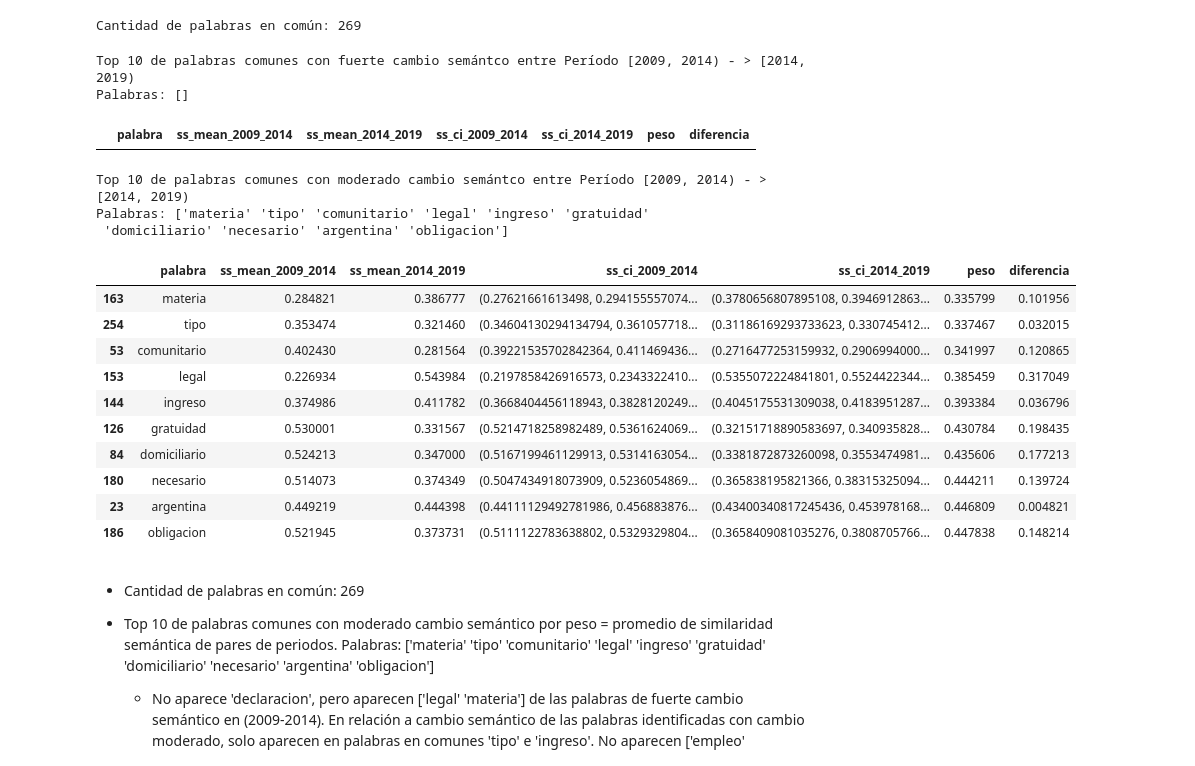
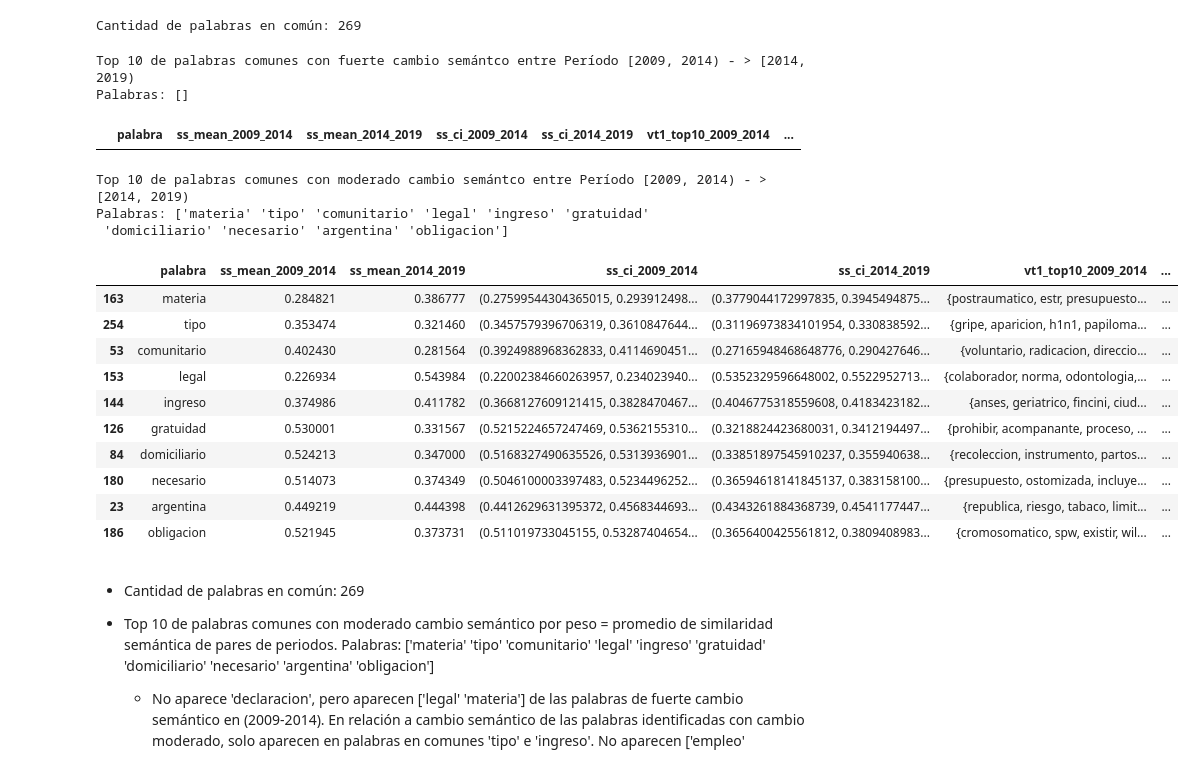
Before and after one commit to AmaliaGuaymasCanavire/iamas_iniciativasleg_salud, a Jupyter notebook: src/notebooks/5.2.contexto_cambio_semantico.ipynb, the cells around one changed output. Drawn from its saved outputs; the diff is of its cells as text; code cells hidden in the pictures.

```diff
--- a/src/notebooks/5.2.contexto_cambio_semantico.ipynb
+++ b/src/notebooks/5.2.contexto_cambio_semantico.ipynb
@@ -261,44 +240,46 @@ Cantidad de palabras en común: 269
 # %%
 # Período (2009, 2014)
 df = topn_periodo[(2009, 2014)]
 df = df[df['palabra'].isin(palabra_comun)]
-df = df[['palabra','similaridad_semantica_mean','similaridad_semantica_confidence_intervals']]
-df.columns = ['palabra','ss_mean_2009_2014','ss_ci_2009_2014']
+df = df[['palabra','similaridad_semantica_mean','similaridad_semantica_confidence_intervals','vt1_top10','vt2_top10']]
+df.columns = ['palabra','ss_mean_2009_2014','ss_ci_2009_2014','vt1_top10_2009_2014','vt2_top10_2009_2014']
+
 # Período (2014, 2019)
 df2 = topn_periodo[(2014, 2019)]
 df2 = df2[df2['palabra'].isin(palabra_comun)]
-df2 = df2[['palabra','similaridad_semantica_mean','similaridad_semantica_confidence_intervals']]
-df2.columns = ['palabra','ss_mean_2014_2019','ss_ci_2014_2019']
+df2 = df2[['palabra','similaridad_semantica_mean','similaridad_semantica_confidence_intervals','vt1_top10','vt2_top10']]
+df2.columns = ['palabra','ss_mean_2014_2019','ss_ci_2014_2019','vt1_top10_2014_2019','vt2_top10_2014_2019']
+
 # Unión
 df = df.merge(df2, how='inner', on='palabra')
-df = df[['palabra', 'ss_mean_2009_2014', 'ss_mean_2014_2019', 'ss_ci_2009_2014','ss_ci_2014_2019']]
+df = df[['palabra', 'ss_mean_2009_2014', 'ss_mean_2014_2019', 'ss_ci_2009_2014','ss_ci_2014_2019','vt1_top10_2009_2014','vt2_top10_2009_2014', 'vt1_top10_2014_2019','vt2_top10_2014_2019']]
 df['peso'] = (df['ss_mean_2009_2014'] + df['ss_mean_2014_2019'] )/2
 df['diferencia'] = abs(df['ss_mean_2009_2014'] - df['ss_mean_2014_2019'] )
 
 print("Top 10 de palabras comunes con fuerte cambio semántco entre Período [2009, 2014) - > [2014, 2019)  ")
 print("Palabras:",df[df['peso']<=0.3].sort_values('peso').head(10)['palabra'].unique() )
 display(df[df['peso']<=0.3].sort_values('peso').head(10))
 print("Top 10 de palabras comunes con moderado cambio semántco entre Período [2009, 2014) - > [2014, 2019)  ")
 print("Palabras:",df[(df['peso']>0.3) & (df['peso']<=0.5)].sort_values('peso').head(10)['palabra'].unique() )
 display(df[(df['peso']>0.3) & (df['peso']<=0.5)].sort_values(['peso','diferencia']).head(10))
 # %% [output]
 Top 10 de palabras comunes con fuerte cambio semántco entre Período [2009, 2014) - > [2014, 2019)
 Palabras: []
-|  | palabra | ss_mean_2009_2014 | ss_mean_2014_2019 | ss_ci_2009_2014 | ss_ci_2014_2019 | peso | diferencia |
+|  | palabra | ss_mean_2009_2014 | ss_mean_2014_2019 | ss_ci_2009_2014 | ss_ci_2014_2019 | vt1_top10_2009_2014 | ... |
 Top 10 de palabras comunes con moderado cambio semántco entre Período [2009, 2014) - > [2014, 2019)
 Palabras: ['materia' 'tipo' 'comunitario' 'legal' 'ingreso' 'gratuidad'
  'domiciliario' 'necesario' 'argentina' 'obligacion']
-|  | palabra | ss_mean_2009_2014 | ss_mean_2014_2019 | ss_ci_2009_2014 | ss_ci_2014_2019 | peso | diferencia |
-| 163 | materia | 0.284821 | 0.386777 | (0.27621661613498, 0.294155557074... | (0.3780656807895108, 0.3946912863... | 0.335799 | 0.101956 |
-| 254 | tipo | 0.353474 | 0.321460 | (0.34604130294134794, 0.361057718... | (0.31186169293733623, 0.330745412... | 0.337467 | 0.032015 |
-| 53 | comunitario | 0.402430 | 0.281564 | (0.39221535702842364, 0.411469436... | (0.2716477253159932, 0.2906994000... | 0.341997 | 0.120865 |
-| 153 | legal | 0.226934 | 0.543984 | (0.2197858426916573, 0.2343322410... | (0.5355072224841801, 0.5524422344... | 0.385459 | 0.317049 |
-| 144 | ingreso | 0.374986 | 0.411782 | (0.3668404456118943, 0.3828120249... | (0.4045175531309038, 0.4183951287... | 0.393384 | 0.036796 |
-| 126 | gratuidad | 0.530001 | 0.331567 | (0.5214718258982489, 0.5361624069... | (0.32151718890583697, 0.340935828... | 0.430784 | 0.198435 |
-| 84 | domiciliario | 0.524213 | 0.347000 | (0.5167199461129913, 0.5314163054... | (0.3381872873260098, 0.3553474981... | 0.435606 | 0.177213 |
-| 180 | necesario | 0.514073 | 0.374349 | (0.5047434918073909, 0.5236054869... | (0.365838195821366, 0.38315325094... | 0.444211 | 0.139724 |
-| 23 | argentina | 0.449219 | 0.444398 | (0.44111129492781986, 0.456883876... | (0.43400340817245436, 0.453978168... | 0.446809 | 0.004821 |
-| 186 | obligacion | 0.521945 | 0.373731 | (0.5111122783638802, 0.5329329804... | (0.3658409081035276, 0.3808705766... | 0.447838 | 0.148214 |
+|  | palabra | ss_mean_2009_2014 | ss_mean_2014_2019 | ss_ci_2009_2014 | ss_ci_2014_2019 | vt1_top10_2009_2014 | ... |
+| 163 | materia | 0.284821 | 0.386777 | (0.27599544304365015, 0.293912498... | (0.3779044172997835, 0.3945494875... | {postraumatico, estr, presupuesto... | ... |
+| 254 | tipo | 0.353474 | 0.321460 | (0.3457579396706319, 0.3610847644... | (0.31196973834101954, 0.330838592... | {gripe, aparicion, h1n1, papiloma... | ... |
+| 53 | comunitario | 0.402430 | 0.281564 | (0.3924988968362833, 0.4114690451... | (0.27165948468648776, 0.290427646... | {voluntario, radicacion, direccio... | ... |
+| 153 | legal | 0.226934 | 0.543984 | (0.22002384660263957, 0.234023940... | (0.5352329596648002, 0.5522952713... | {colaborador, norma, odontologia,... | ... |
+| 144 | ingreso | 0.374986 | 0.411782 | (0.3668127609121415, 0.3828470467... | (0.4046775318559608, 0.4183423182... | {anses, geriatrico, fincini, ciud... | ... |
+| 126 | gratuidad | 0.530001 | 0.331567 | (0.5215224657247469, 0.5362155310... | (0.3218824423680031, 0.3412194497... | {prohibir, acompanante, proceso, ... | ... |
+| 84 | domiciliario | 0.524213 | 0.347000 | (0.5168327490635526, 0.5313936901... | (0.33851897545910237, 0.355940638... | {recoleccion, instrumento, partos... | ... |
+| 180 | necesario | 0.514073 | 0.374349 | (0.5046100003397483, 0.5234496252... | (0.36594618141845137, 0.383158100... | {presupuesto, ostomizada, incluye... | ... |
+| 23 | argentina | 0.449219 | 0.444398 | (0.4412629631395372, 0.4568344693... | (0.4343261884368739, 0.4541177447... | {republica, riesgo, tabaco, limit... | ... |
+| 186 | obligacion | 0.521945 | 0.373731 | (0.511019733045155, 0.53287404654... | (0.3656400425561812, 0.3809408983... | {cromosomatico, spw, existir, wil... | ... |
 # %% [markdown]
 * Cantidad de palabras en común: 269
 * Top 10 de palabras comunes con moderado cambio semántico por peso = promedio de similaridad semántica de pares de periodos.
```
Also changed, not shown: parts of 5 cells of this notebook, 1 other file.
